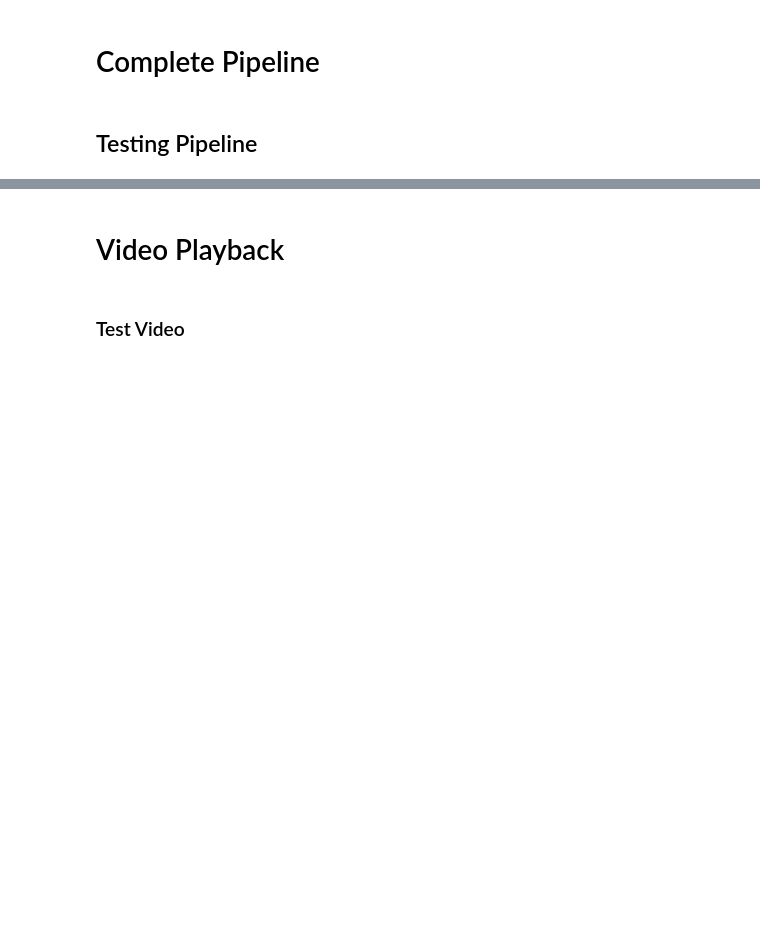
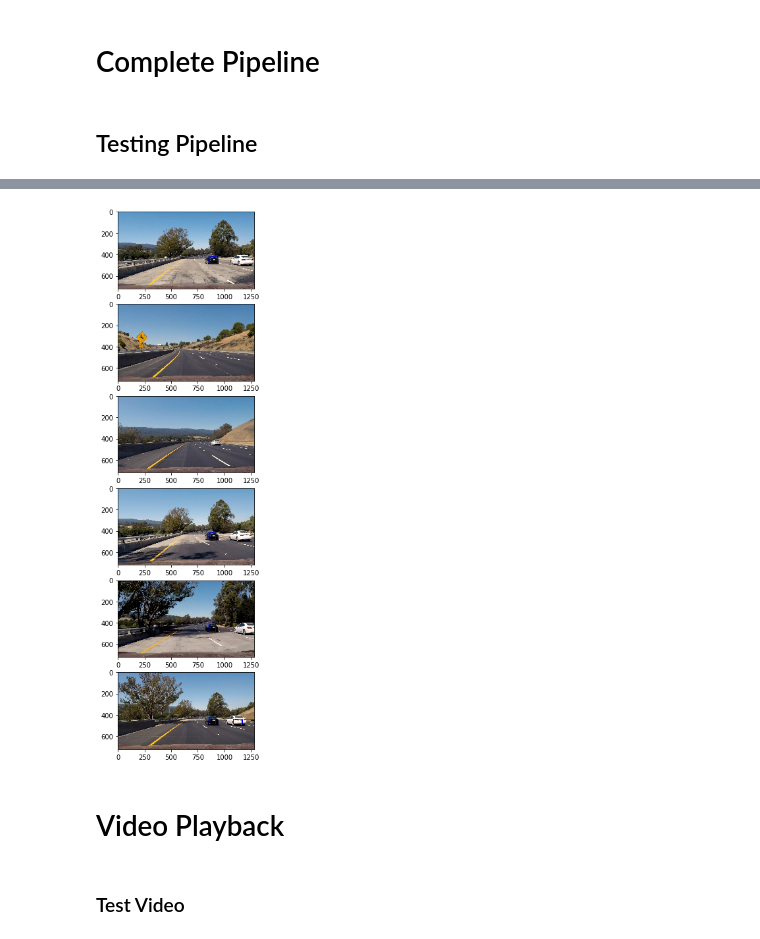
Before and after one commit to DevJoseWeb/CarND-Vehicle-Detection, a Jupyter notebook: P5.ipynb, the cells around one changed output, grey strips where cells are left out. Saved outputs shown, nothing was run; the diff lists cells and outputs as text; code cells hidden in the pictures; blank space fills up the shorter version.

Commit message:
Fixed annoying bug with mpimg.imread() -- color space :(

```diff
--- a/P5.ipynb
+++ b/P5.ipynb
@@ -666,24 +659,2 @@ Test Accuracy of SVC =  0.987
 # %% [markdown]
 # Complete Pipeline
-# %%
-def pipeline(image):
-#     draw_image = np.copy(image)
-
-#     # Uncomment the following line if you extracted training
-#     # data from .png images (scaled 0 to 1 by mpimg) and the
-#     # image you are searching is a .jpg (scaled 0 to 255)
-#     image = image.astype(np.float32)/255
-
-#     windows = slide_window(image, x_start_stop=[None, None], y_start_stop=y_start_stop,
-#                         xy_window=(96, 96), xy_overlap=(0.5, 0.5))
-
-#     hot_windows = search_windows(image, windows, svc, X_scaler, color_space=color_space,
-#                             spatial_size=spatial_size, hist_bins=hist_bins,
-#                             orient=orient, pix_per_cell=pix_per_cell,
-#                             cell_per_block=cell_per_block,
-#                             hog_channel=hog_channel, spatial_feat=spatial_feat,
-#                             hist_feat=hist_feat, hog_feat=hog_feat)
-
-#     window_img = draw_boxes(draw_image, hot_windows, color=(0, 0, 255), thick=6)
-
-    return window_img
@@ -738,3 +693,24 @@ plt.imshow(draw_img)
+# %%
+# for fname in test_images:
+#     ystart = 400
+#     ystop = 700
+#     scale = 2.5
+
+#     image = cv2.imread(fname)
+#     image = cv2.cvtColor(image, cv2.COLOR_BGR2RGB)
+#     pipelined_window = pipeline(image)
+#     fig, axis = plt.subplots(1, 1, figsize=(10, 10))
+#     axis.imshow(pipelined_window)
+
+# test_img = cv2.imread(test_images[4])
+fig, axis = plt.subplots(6, 1, figsize=(15, 15))
+axis = axis.ravel()
+for i, fname in enumerate(test_images):
+    single_test_image = mpimg.imread(fname)
+    single_test_out_image = pipeline(single_test_image)
+    axis[i].imshow(single_test_out_image)
+# %% [output]
+[figure, added]
 # %% [markdown]
 # Video Playback
 # %% [markdown]
```
Also changed, not shown: parts of 8 cells of this notebook, 1 other file.
